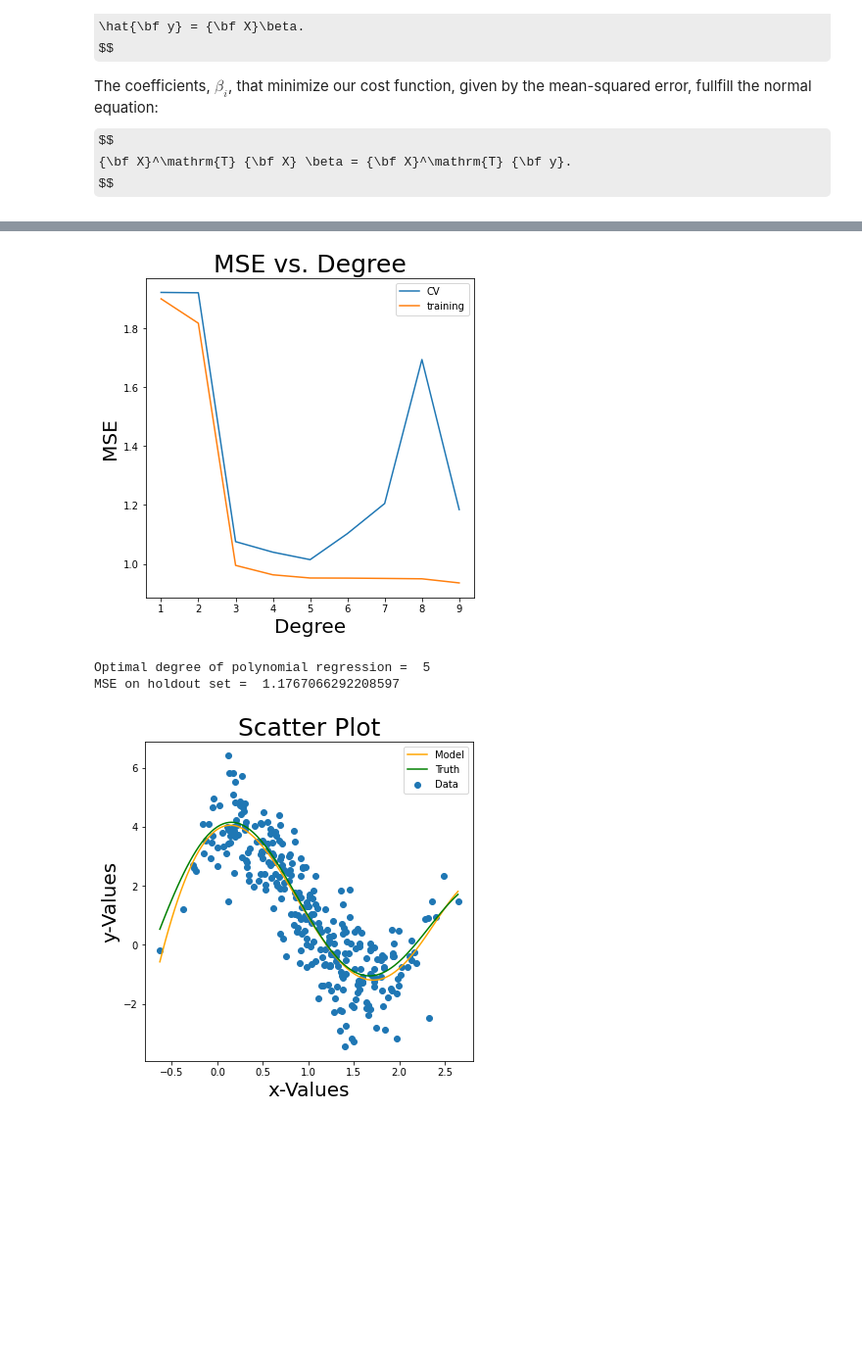
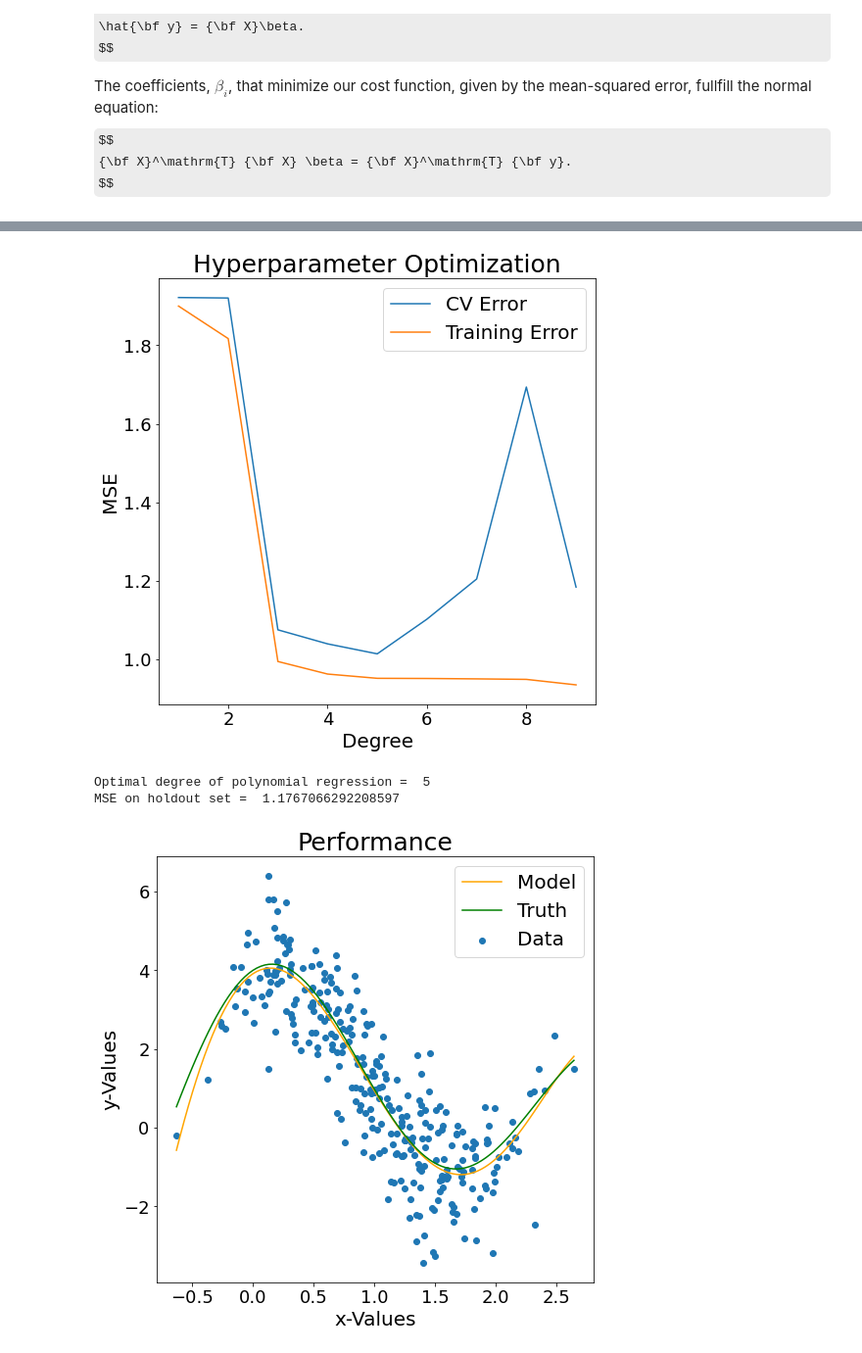
Before and after one commit to rhennig/EMA6938, a Jupyter notebook: Notebooks/8.Cross-Validation.ipynb, the cells around one changed output, grey strips where cells are left out. Shown at 98% size. Cells and saved outputs as stored; diff of their text form; code cells hidden in the pictures; some formulas as TeX source; blank space fills up the shorter version.

```diff
--- a/Notebooks/8.Cross-Validation.ipynb
+++ b/Notebooks/8.Cross-Validation.ipynb
@@ -61,6 +61,9 @@ from sklearn.metrics import r2_score
 from sklearn.metrics import mean_squared_error
 from sklearn.model_selection import cross_validate
 from sklearn.model_selection import train_test_split
+
+plt.rc('xtick', labelsize=18)
+plt.rc('ytick', labelsize=18)
 # %%
 # Generate a data set for machine learning
 np.random.seed(seed=0)
@@ -100,16 +103,16 @@ for d in range(1,maxdegree):
     cve=cross_validate(lr, x_poly_train, y_train, scoring='neg_mean_squared_error', cv=5, return_train_score=True)
     cross_validation_error.append(np.mean(np.absolute(cve['test_score'])))  # Array of cross-validation MSE
 
-fig,ax=plt.subplots(figsize=(6,6))
-ax.plot(range(1,maxdegree), cross_validation_error, label="CV")
-ax.plot(range(1,maxdegree), training_error, label="training")
+fig,ax=plt.subplots(figsize=(8,8))
+ax.plot(range(1,maxdegree), cross_validation_error, label="CV Error")
+ax.plot(range(1,maxdegree), training_error, label="Training Error")
 ax.set_xlabel('Degree', fontsize=20)
 ax.set_ylabel('MSE', fontsize=20)
-ax.set_title('MSE vs. Degree', fontsize=25)
-plt.legend(loc="upper right")
+ax.set_title('Hyperparameter Optimization', fontsize=25)
+ax.legend(loc='upper right', fontsize=20)
 plt.show()
 # %% [output]
-[figure, old version]
+[figure, new version]
 # %%
 # Validate optimal model on holdout data set
 
@@ -118,34 +121,34 @@ degree = np.argmin(cross_validation_error)+1
 print("Optimal degree of polynomial regression = ", degree)
 
 # Fit the model parameters using the optimal hyperparameter
 x_poly_train = PolynomialFeatures(degree).fit_transform(x_train)  # Create the polynomial features for the training set
 lr           = LinearRegression(fit_intercept=False)
 model        = lr.fit(x_poly_train,y_train)                       # Optimize the linear regression coefficient
 
 # Measure performance of optimal model on holdout dataset
 x_poly_test = PolynomialFeatures(degree).fit_transform(x_test)    # Create polynomial features on holdout set
 y_test_pred = model.predict(x_poly_test)                          # Predictions of the model on holdout set
 mse_test    = mean_squared_error(y_test,y_test_pred)              # MSE on holdout set
 
 print("MSE on holdout set = ", mse_test)
 
 # Calculate optimal polynomial regression
 x_model = np.linspace(np.min(x), np.max(x), 100)
 X_model = PolynomialFeatures(degree).fit_transform(np.array([x_model.flatten()]).T)
 y_model_pred = model.predict(X_model)
 y_truth = np.cos(x_model)+2*np.sin(x_model)+3*np.cos(x_model*2)
 
 # Plot the whole dataset
-fig,ax=plt.subplots(figsize=(6,6))
+fig,ax=plt.subplots(figsize=(8,8))
 ax.scatter(x, y, label='Data')
 ax.plot(x_model, y_model_pred, color='orange', label='Model')
 ax.plot(x_model, y_truth, color='green', label='Truth')
 ax.set_xlabel('x-Values',fontsize=20)
 ax.set_ylabel('y-Values',fontsize=20)
-ax.set_title('Scatter Plot',fontsize=25)
-plt.legend(loc="upper right")
+ax.set_title('Performance',fontsize=25)
+ax.legend(loc='upper right', fontsize=20)
 plt.show()
 # %% [output]
 Optimal degree of polynomial regression =  5
 MSE on holdout set =  1.1767066292208597
-[figure, old version]
+[figure, new version]
```
Also changed, not shown: parts of 2 cells of this notebook.
